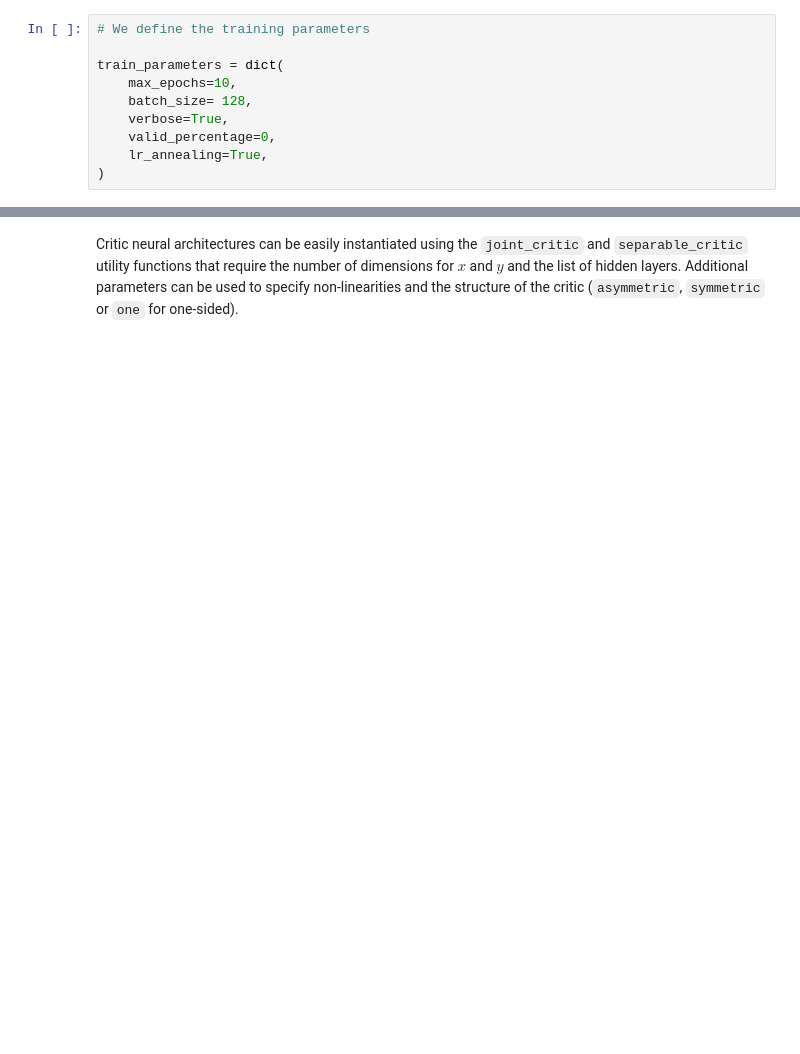
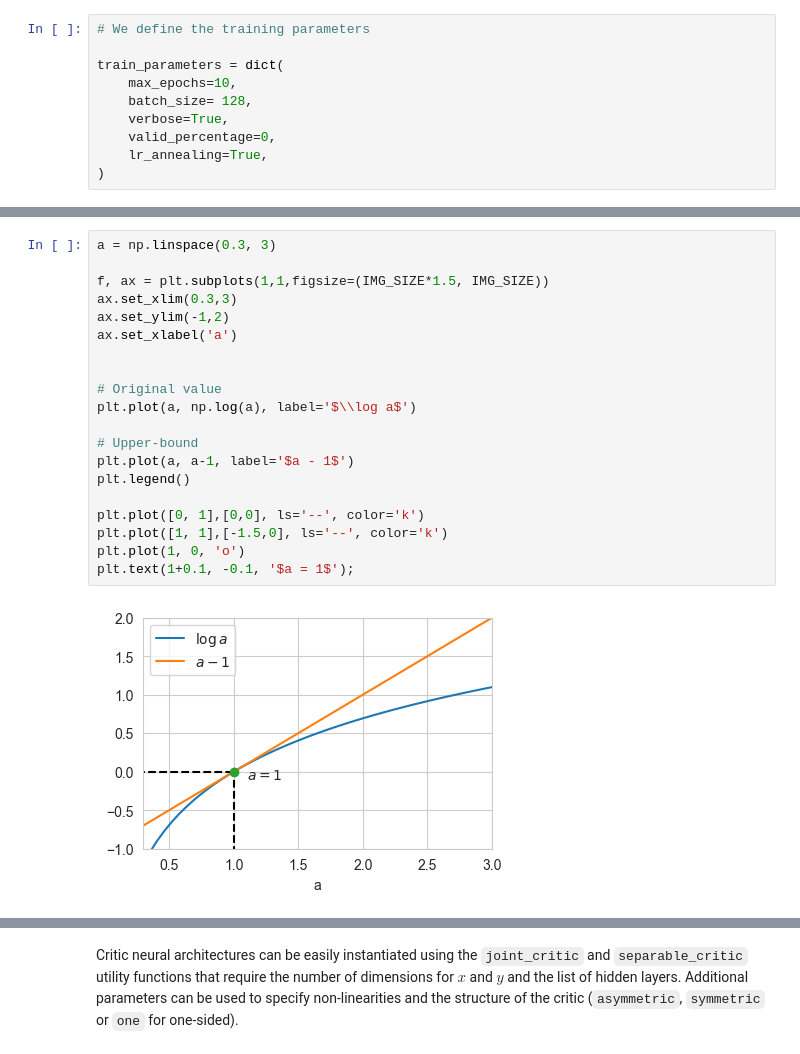
Before and after one commit to mfederici/torch-mist, a Jupyter notebook: docs/notebooks/discriminative.ipynb, the cells around one changed output, grey strips where cells are left out. Drawn from its saved outputs; the diff is of its cells as text; blank space fills up the shorter version.

```diff
--- a/docs/notebooks/discriminative.ipynb
+++ b/docs/notebooks/discriminative.ipynb
@@ -61,0 +69,22 @@ train_parameters = dict(
+# %%
+a = np.linspace(0.3, 3)
+
+f, ax = plt.subplots(1,1,figsize=(IMG_SIZE*1.5, IMG_SIZE))
+ax.set_xlim(0.3,3)
+ax.set_ylim(-1,2)
+ax.set_xlabel('a')
+
+
+# Original value
+plt.plot(a, np.log(a), label='$\\log a$')
+
+# Upper-bound
+plt.plot(a, a-1, label='$a - 1$')
+plt.legend()
+
+plt.plot([0, 1],[0,0], ls='--', color='k')
+plt.plot([1, 1],[-1.5,0], ls='--', color='k')
+plt.plot(1, 0, 'o')
+plt.text(1+0.1, -0.1, '$a = 1$');
+# %% [output]
+[figure, added]
```
Also changed, not shown: parts of 24 cells of this notebook, 53 other files.
